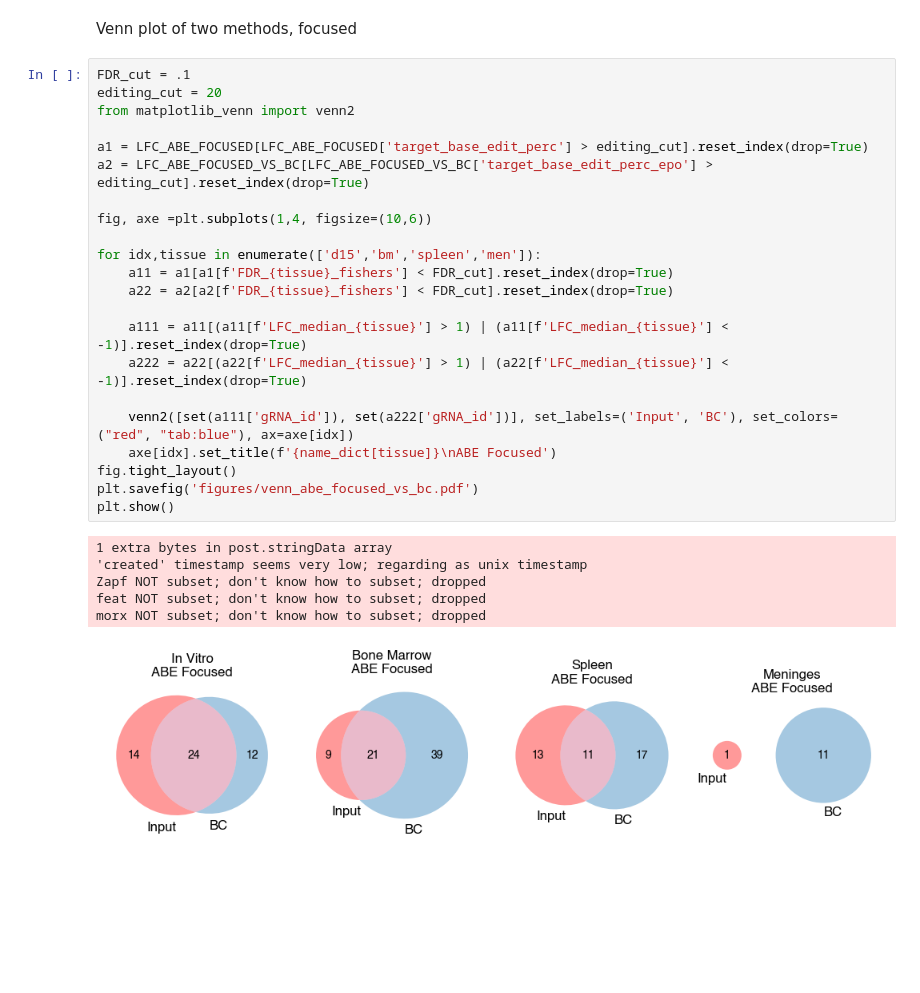
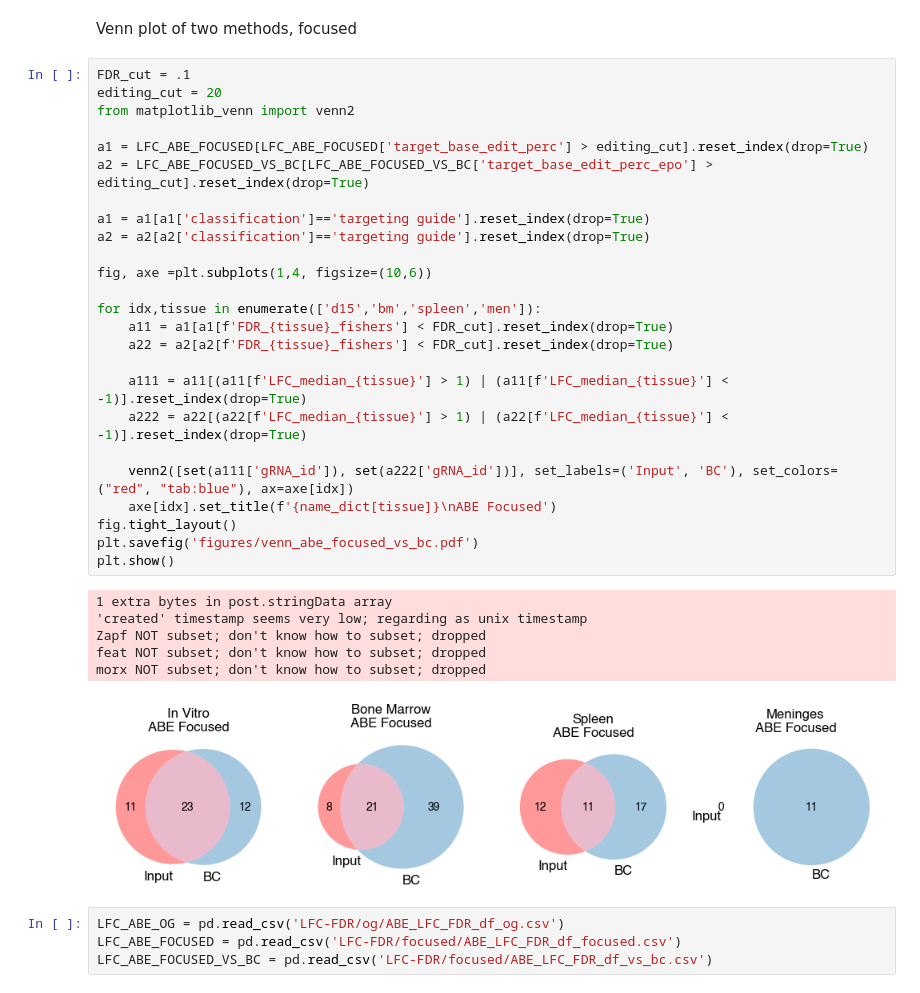
Before and after one commit to kexindon/B-ALL-in-vivo-base-editing, a Jupyter notebook: figure4.ipynb, the cells around one changed output. Drawn from its saved outputs; the diff is of its cells as text; blank space fills up the shorter version.

Commit message:
Generates notebooks for figures.

```diff
--- a/figure4.ipynb
+++ b/figure4.ipynb
@@ -964,29 +1160,36 @@ Venn plot of two methods, focused
 # %%
 FDR_cut = .1
 editing_cut = 20
 from matplotlib_venn import venn2
 
 a1 = LFC_ABE_FOCUSED[LFC_ABE_FOCUSED['target_base_edit_perc'] > editing_cut].reset_index(drop=True)
 a2 = LFC_ABE_FOCUSED_VS_BC[LFC_ABE_FOCUSED_VS_BC['target_base_edit_perc_epo'] > editing_cut].reset_index(drop=True)
+
+a1 = a1[a1['classification']=='targeting guide'].reset_index(drop=True)
+a2 = a2[a2['classification']=='targeting guide'].reset_index(drop=True)
 
 fig, axe =plt.subplots(1,4, figsize=(10,6))
 
 for idx,tissue in enumerate(['d15','bm','spleen','men']):
     a11 = a1[a1[f'FDR_{tissue}_fishers'] < FDR_cut].reset_index(drop=True)
     a22 = a2[a2[f'FDR_{tissue}_fishers'] < FDR_cut].reset_index(drop=True)
 
     a111 = a11[(a11[f'LFC_median_{tissue}'] > 1) | (a11[f'LFC_median_{tissue}'] < -1)].reset_index(drop=True)
     a222 = a22[(a22[f'LFC_median_{tissue}'] > 1) | (a22[f'LFC_median_{tissue}'] < -1)].reset_index(drop=True)
 
     venn2([set(a111['gRNA_id']), set(a222['gRNA_id'])], set_labels=('Input', 'BC'), set_colors=("red", "tab:blue"), ax=axe[idx])
     axe[idx].set_title(f'{name_dict[tissue]}\nABE Focused')
 fig.tight_layout()
 plt.savefig('figures/venn_abe_focused_vs_bc.pdf')
 plt.show()
 # %% [output]
 1 extra bytes in post.stringData array
 'created' timestamp seems very low; regarding as unix timestamp
 Zapf NOT subset; don't know how to subset; dropped
 feat NOT subset; don't know how to subset; dropped
 morx NOT subset; don't know how to subset; dropped
-[figure, old version]
+[figure, new version]
+# %%
+LFC_ABE_OG = pd.read_csv('LFC-FDR/og/ABE_LFC_FDR_df_og.csv')
+LFC_ABE_FOCUSED = pd.read_csv('LFC-FDR/focused/ABE_LFC_FDR_df_focused.csv')
+LFC_ABE_FOCUSED_VS_BC = pd.read_csv('LFC-FDR/focused/ABE_LFC_FDR_df_vs_bc.csv')
```
Also changed, not shown: parts of 9 cells of this notebook, 5 other files.
